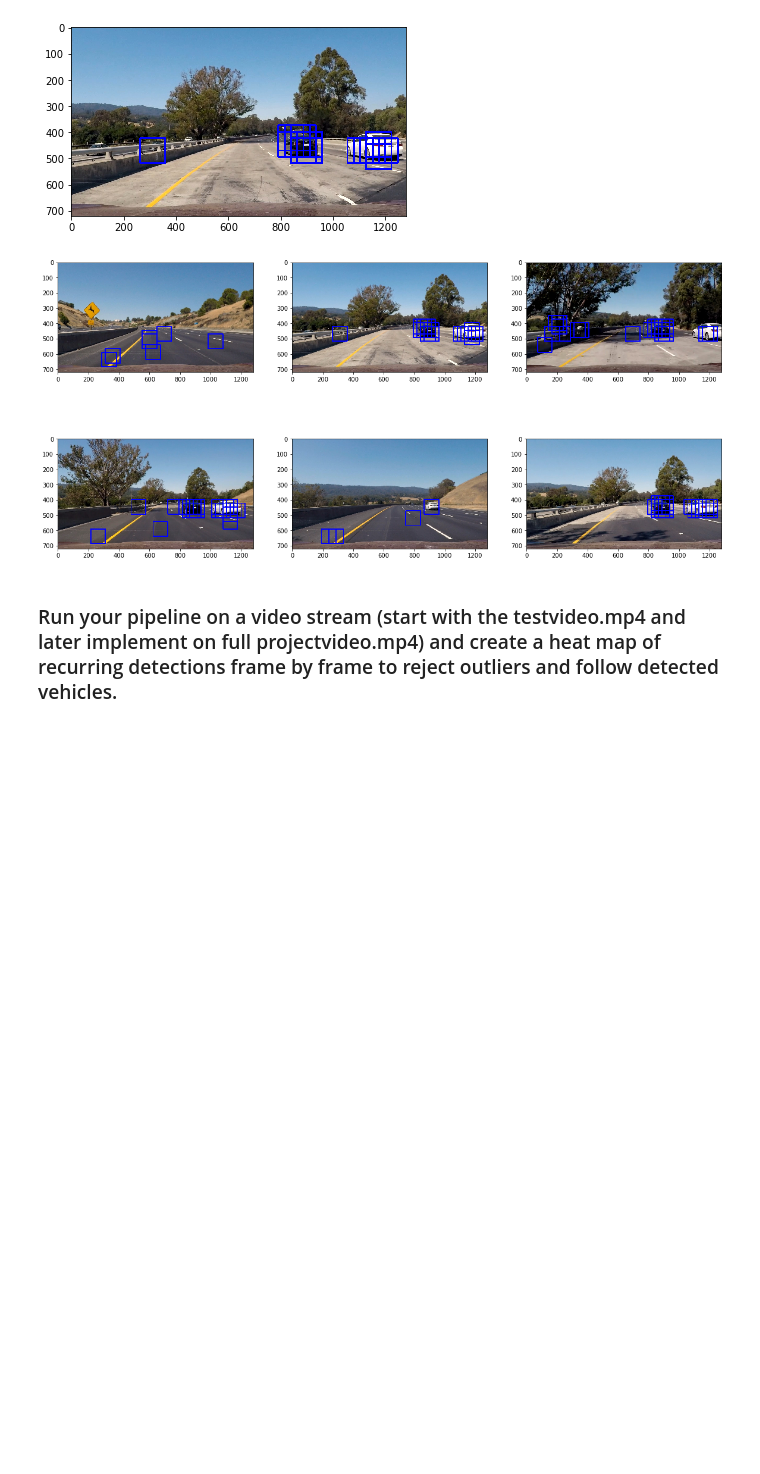
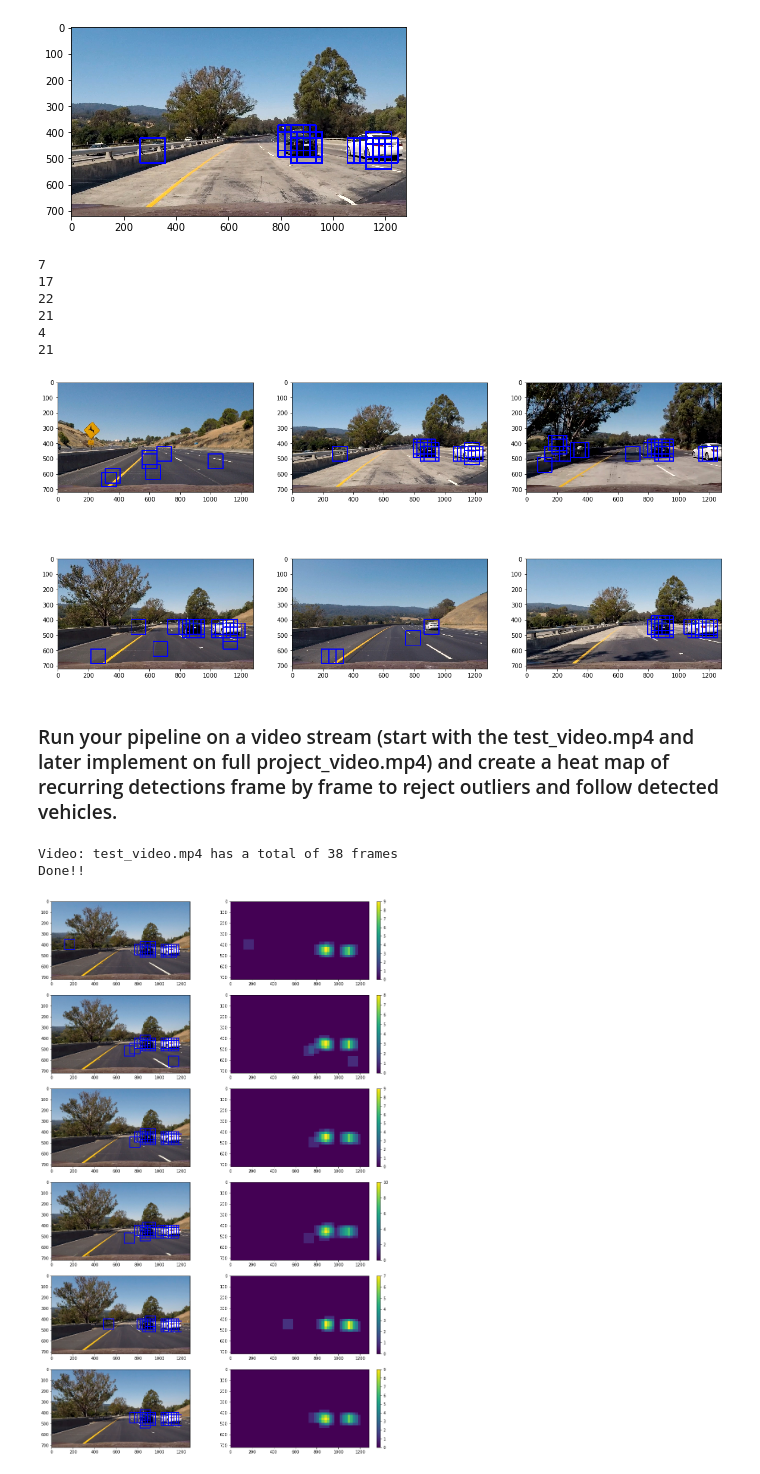
Before and after one commit to ricgu8086/CarND-Vehicle-Detection, a Jupyter notebook: main.ipynb, the cells around one changed output. Saved outputs shown, nothing was run; the diff lists cells and outputs as text; code cells hidden in the pictures; blank space fills up the shorter version.

Commit message:
Finished temporal smoothing. Something needs to be tuned a bit yet to reject false positives.

```diff
--- a/main.ipynb
+++ b/main.ipynb
@@ -217,7 +221,7 @@ scale = 1.5
 # %%
 img = cv2.imread(test_images[1])[:,:,::-1]
 
-bbox_img = find_cars(img, ystart, ystop, scale, svc, X_scaler, colorspace, \
+bbox_img, bbox = find_cars(img, ystart, ystop, scale, svc, X_scaler, colorspace, \
           orient, pix_per_cell, cell_per_block, hog_channel, spatial_size, hist_bins)
 
 _ = plt.imshow(bbox_img)
@@ -231,11 +235,18 @@ i = 1
 for image_name in test_images:
     img = cv2.imread(image_name)[:,:,::-1]
     plt.subplot(2,3, i)
-    bbox_img = find_cars(img, ystart, ystop, scale, svc, X_scaler, colorspace, \
+    bbox_img, bbox = find_cars(img, ystart, ystop, scale, svc, X_scaler, colorspace, \
           orient, pix_per_cell, cell_per_block, hog_channel, spatial_size, hist_bins)
+    print(len(bbox))
     plt.imshow(bbox_img)
     i += 1
 # %% [output]
+7
+17
+22
+21
+4
+21
 [figure]
 # %% [markdown]
-### Run your pipeline on a video stream (start with the testvideo.mp4 and later implement on full projectvideo.mp4) and create a heat map of recurring detections frame by frame to reject outliers and follow detected vehicles.
+### Run your pipeline on a video stream (start with the test_video.mp4 and later implement on full project_video.mp4) and create a heat map of recurring detections frame by frame to reject outliers and follow detected vehicles.
@@ -241,0 +331,28 @@ for image_name in test_images:
+# %%
+buffer_size = 6 # Number of images compared to reject false positives
+threshold = 2
+clip_name = 'test_video.mp4'
+
+video_bounding_boxes, ls_frames, ls_heatmap = \
+    video_detection_temporal_smoothing(buffer_size, threshold, clip_name, debug=True)
+# %% [output]
+Video: test_video.mp4 has a total of 38 frames
+Done!!
+# %%
+plt.figure(1, figsize=(15, 25))
+
+i = 1
+n = len(ls_heatmap)
+
+for frame, heatmap in zip(ls_frames, ls_heatmap): # This is Python3, zip returns an iterator
+
+    plt.subplot(n,2, i)
+    plt.imshow(frame)
+    i += 1
+
+    plt.subplot(n,2, i)
+    plt.imshow(heatmap)
+    _ = plt.colorbar(fraction=0.026) # Parameter figured out empirically
+    i += 1
+# %% [output]
+[figure, added]
```
Also changed, not shown: parts of 20 cells of this notebook, 3 other files.
